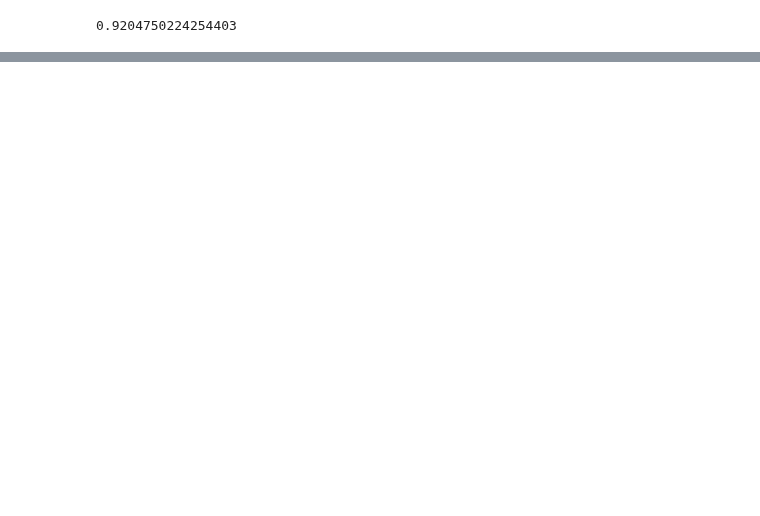
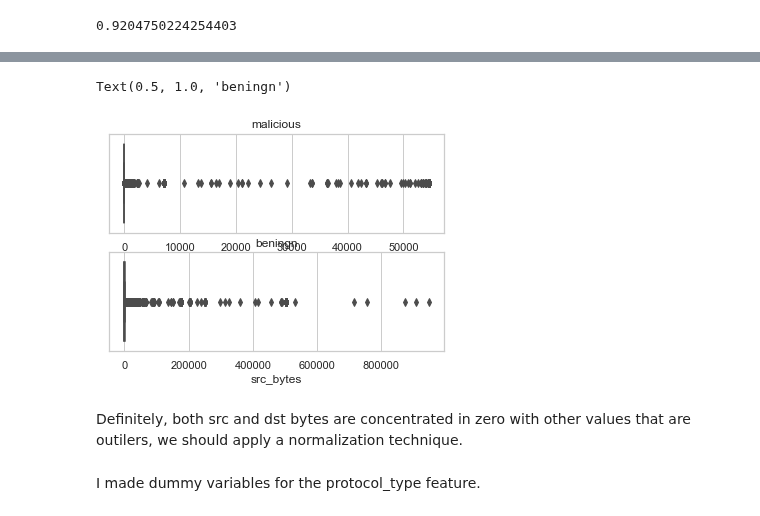
Before and after one commit to vinalyan/Data-Science, a Jupyter notebook: Challenges/NSL-KDD/nls-kdd analysis.ipynb, the cells around one changed output, grey strips where cells are left out. Saved outputs shown, nothing was run; the diff lists cells and outputs as text; code cells hidden in the pictures; blank space fills up the shorter version.

```diff
--- a/Challenges/NSL-KDD/nls-kdd analysis.ipynb
+++ b/Challenges/NSL-KDD/nls-kdd analysis.ipynb
@@ -309,0 +384,7 @@ pd.set_option('display.max_columns', None)
+# %%
+sns.set(style="whitegrid")
+fig2 = plt.figure()
+ax1 = fig2.add_subplot(2, 1, 1)
+sns.boxplot(x=df_train[df_train.type_tf == 1].src_bytes).set_title("malicious")
+ax1 = fig2.add_subplot(2, 1, 2)
+sns.boxplot(x=df_train[df_train.type_tf == 0].src_bytes).set_title("beningn")
@@ -309,0 +404,3 @@ pd.set_option('display.max_columns', None)
+# %%
+isolate_set = df_train[(df_train.dst_bytes > 1e6) | (df_train.src_bytes > 1e6)][:].copy()
+clean_set = df_train[(df_train.dst_bytes < 1e6) & (df_train.src_bytes < 1e6)][:].copy()
@@ -309,0 +415,7 @@ pd.set_option('display.max_columns', None)
+# %%
+sns.set(style="whitegrid")
+fig2 = plt.figure()
+ax1 = fig2.add_subplot(2, 1, 1)
+sns.boxplot(x=clean_set[clean_set.type_tf == 1].dst_bytes).set_title("malicious")
+ax1 = fig2.add_subplot(2, 1, 2)
+sns.boxplot(x=clean_set[clean_set.type_tf == 0].dst_bytes).set_title("beningn")
@@ -309,0 +425,12 @@ pd.set_option('display.max_columns', None)
+# %%
+sns.set(style="whitegrid")
+fig2 = plt.figure()
+ax1 = fig2.add_subplot(2, 1, 1)
+sns.boxplot(x=clean_set[clean_set.type_tf == 1].src_bytes).set_title("malicious")
+ax1 = fig2.add_subplot(2, 1, 2)
+sns.boxplot(x=clean_set[clean_set.type_tf == 0].src_bytes).set_title("beningn")
+# %% [output]
+Text(0.5, 1.0, 'beningn')
+[figure, added]
+# %% [markdown]
+Definitely, both src and dst bytes are concentrated in zero with other values that are outilers, we should apply a normalization technique.
@@ -309,0 +439,2 @@ pd.set_option('display.max_columns', None)
+# %% [markdown]
+I made dummy variables for the protocol_type feature.
```
Also changed, not shown: parts of 32 cells of this notebook.
